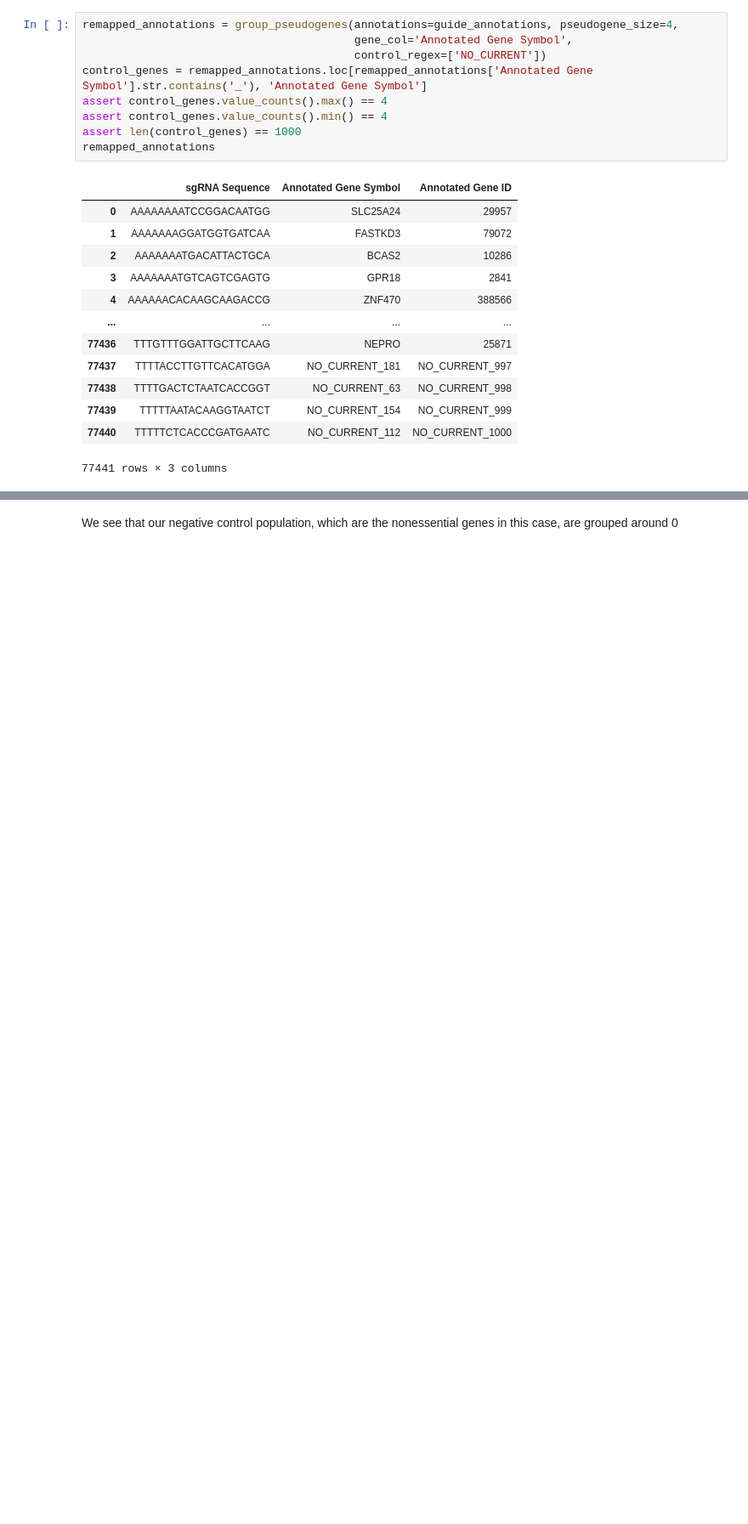
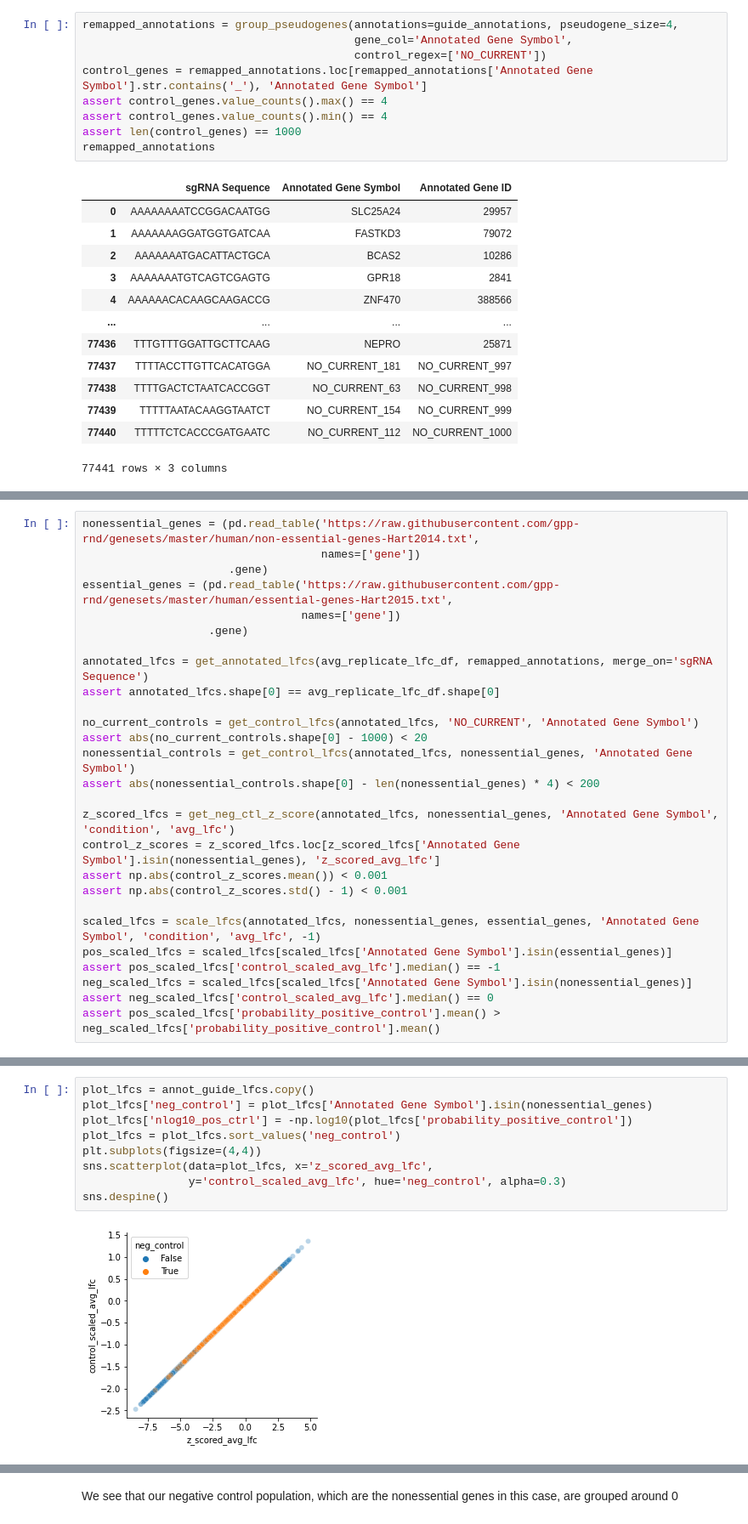
Before and after one commit to gpp-rnd/poola, a Jupyter notebook: 00_core.ipynb, the cells around one changed output, grey strips where cells are left out. Shown at 85% size. Saved outputs shown, nothing was run; the diff lists cells and outputs as text; blank space fills up the shorter version.

```diff
--- a/00_core.ipynb
+++ b/00_core.ipynb
@@ -462,0 +425,27 @@ We'll average the sgRNA log-fold changes by gene, and calculate z-scores and sca
+# %%
+nonessential_genes = (pd.read_table('https://raw.githubusercontent.com/gpp-rnd/genesets/master/human/non-essential-genes-Hart2014.txt',
+                                    names=['gene'])
+                      .gene)
+essential_genes = (pd.read_table('https://raw.githubusercontent.com/gpp-rnd/genesets/master/human/essential-genes-Hart2015.txt',
+                                 names=['gene'])
+                   .gene)
+
+annotated_lfcs = get_annotated_lfcs(avg_replicate_lfc_df, remapped_annotations, merge_on='sgRNA Sequence')
+assert annotated_lfcs.shape[0] == avg_replicate_lfc_df.shape[0]
+
+no_current_controls = get_control_lfcs(annotated_lfcs, 'NO_CURRENT', 'Annotated Gene Symbol')
+assert abs(no_current_controls.shape[0] - 1000) < 20
+nonessential_controls = get_control_lfcs(annotated_lfcs, nonessential_genes, 'Annotated Gene Symbol')
+assert abs(nonessential_controls.shape[0] - len(nonessential_genes) * 4) < 200
+
+z_scored_lfcs = get_neg_ctl_z_score(annotated_lfcs, nonessential_genes, 'Annotated Gene Symbol', 'condition', 'avg_lfc')
+control_z_scores = z_scored_lfcs.loc[z_scored_lfcs['Annotated Gene Symbol'].isin(nonessential_genes), 'z_scored_avg_lfc']
+assert np.abs(control_z_scores.mean()) < 0.001
+assert np.abs(control_z_scores.std() - 1) < 0.001
+
+scaled_lfcs = scale_lfcs(annotated_lfcs, nonessential_genes, essential_genes, 'Annotated Gene Symbol', 'condition', 'avg_lfc', -1)
+pos_scaled_lfcs = scaled_lfcs[scaled_lfcs['Annotated Gene Symbol'].isin(essential_genes)]
+assert pos_scaled_lfcs['control_scaled_avg_lfc'].median() == -1
+neg_scaled_lfcs = scaled_lfcs[scaled_lfcs['Annotated Gene Symbol'].isin(nonessential_genes)]
+assert neg_scaled_lfcs['control_scaled_avg_lfc'].median() == 0
+assert pos_scaled_lfcs['probability_positive_control'].mean() > neg_scaled_lfcs['probability_positive_control'].mean()
@@ -462,0 +517,11 @@ We'll average the sgRNA log-fold changes by gene, and calculate z-scores and sca
+# %%
+plot_lfcs = annot_guide_lfcs.copy()
+plot_lfcs['neg_control'] = plot_lfcs['Annotated Gene Symbol'].isin(nonessential_genes)
+plot_lfcs['nlog10_pos_ctrl'] = -np.log10(plot_lfcs['probability_positive_control'])
+plot_lfcs = plot_lfcs.sort_values('neg_control')
+plt.subplots(figsize=(4,4))
+sns.scatterplot(data=plot_lfcs, x='z_scored_avg_lfc',
+                y='control_scaled_avg_lfc', hue='neg_control', alpha=0.3)
+sns.despine()
+# %% [output]
+[figure, added]
```
Also changed, not shown: parts of 37 cells of this notebook, 8 other files.
